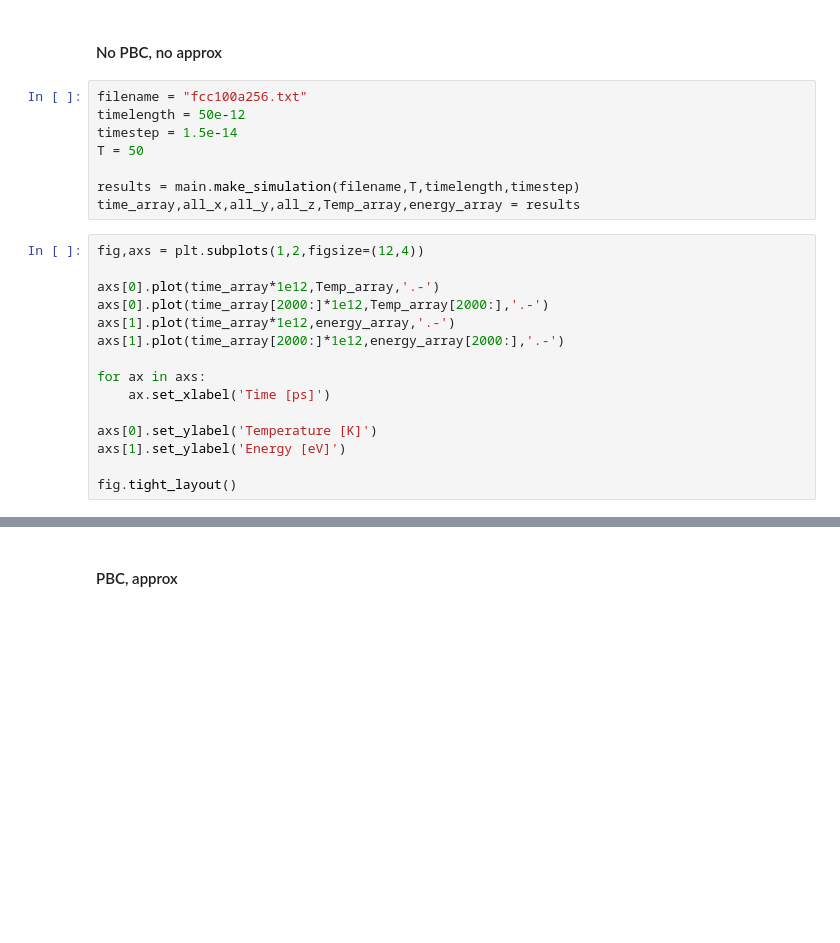
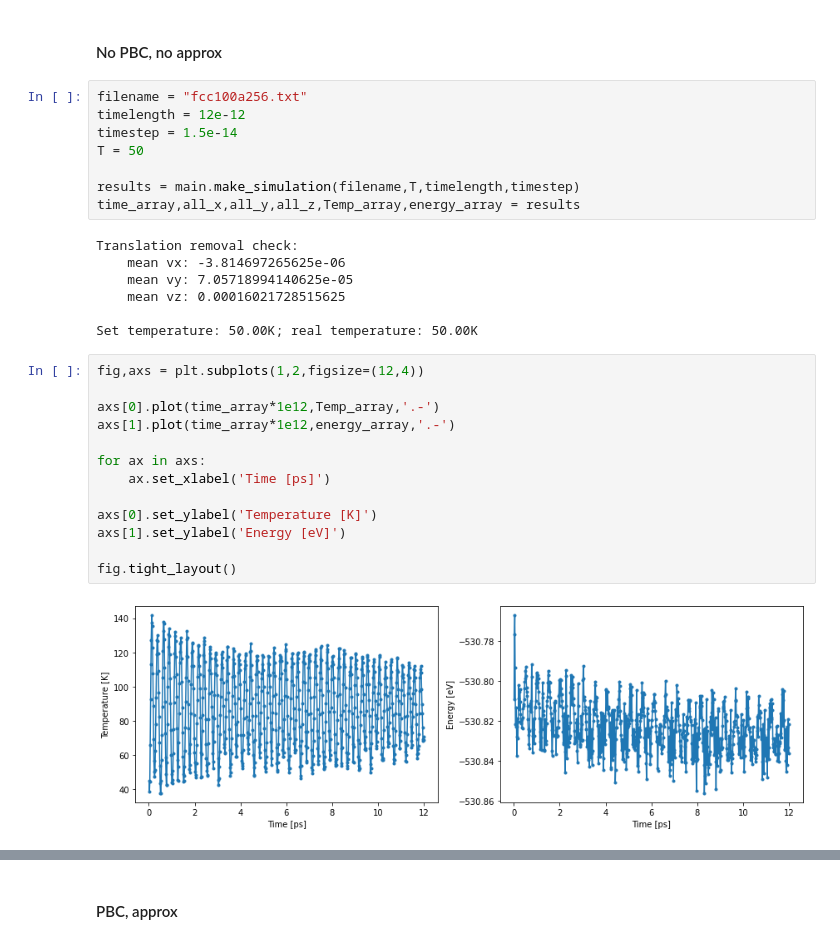
Before and after one commit to demetriomagatti/molecular_dynamics, a Jupyter notebook: molecular_dynamics.ipynb, the cells around one changed output, grey strips where cells are left out. Drawn from its saved outputs; the diff is of its cells as text; blank space fills up the shorter version.

```diff
--- a/molecular_dynamics.ipynb
+++ b/molecular_dynamics.ipynb
@@ -148,27 +176,34 @@ print(f'Set temperature: {T:.2f}K; real temperature: {Tkin:.2f}K')
 #### No PBC, no approx
 # %%
 filename = "fcc100a256.txt"
-timelength = 50e-12
+timelength = 12e-12
 timestep = 1.5e-14
 T = 50
 
 results = main.make_simulation(filename,T,timelength,timestep)
 time_array,all_x,all_y,all_z,Temp_array,energy_array = results
+# %% [output]
+Translation removal check:
+    mean vx: -3.814697265625e-06
+    mean vy: 7.05718994140625e-05
+    mean vz: 0.00016021728515625
+
+Set temperature: 50.00K; real temperature: 50.00K
 # %%
 fig,axs = plt.subplots(1,2,figsize=(12,4))
 
 axs[0].plot(time_array*1e12,Temp_array,'.-')
-axs[0].plot(time_array[2000:]*1e12,Temp_array[2000:],'.-')
 axs[1].plot(time_array*1e12,energy_array,'.-')
-axs[1].plot(time_array[2000:]*1e12,energy_array[2000:],'.-')
 
 for ax in axs:
     ax.set_xlabel('Time [ps]')
 
 axs[0].set_ylabel('Temperature [K]')
 axs[1].set_ylabel('Energy [eV]')
 
 fig.tight_layout()
+# %% [output]
+[figure, added]
 # %%
 fig,axs = plt.subplots(1,3,sharey=True,figsize=(12,4))
 
```
Also changed, not shown: parts of 25 cells of this notebook, 2 other files.
